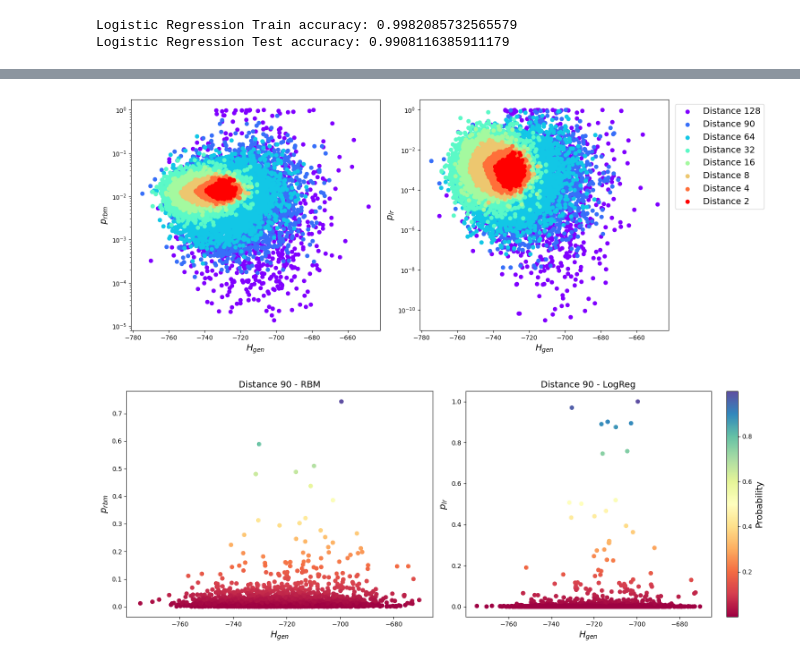
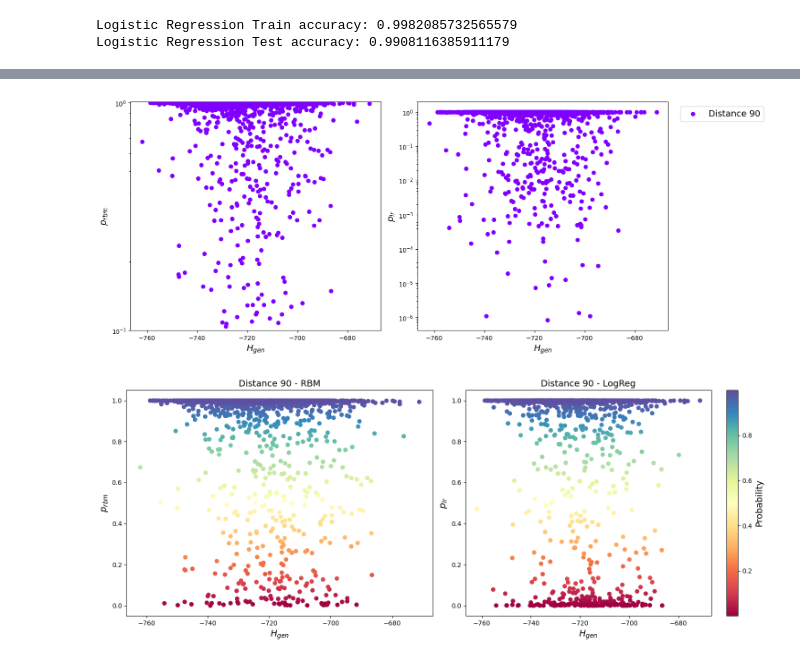
Before and after one commit to spqb/thermostable-ribozymes, a Jupyter notebook: notebooks/test_MNIST08_model.ipynb, the cells around one changed output, grey strips where cells are left out. Saved outputs shown, nothing was run; the diff lists cells and outputs as text; code cells hidden in the pictures.

```diff
--- a/notebooks/test_MNIST08_model.ipynb
+++ b/notebooks/test_MNIST08_model.ipynb
@@ -217,21 +217,33 @@ def importance_sampling_cond(
     ngibbs: int,
     importance_weight: float,
     beta: float = 1.0,
+    sigma: float = 1.0,
 ) -> Dict[str, torch.Tensor]:
     # replicate the wild type sequence
     samples = wild_type.unsqueeze(0).repeat(num_samples, 1)
+
     # modify the visible bias
     rbm_mod = rbm.clone()
     # positive bias on the wild type sites
     rbm_mod.params["vbias"] += importance_weight * wild_type
     # negative bias on the sites that are not in the wild type
     rbm_mod.params["vbias"] -= importance_weight * (1 - wild_type)
+
+    # rescale the generative hamiltonian by beta
+    rbm_mod.params["weight_matrix"] *= beta
+    rbm_mod.params["vbias"] *= beta
+    rbm_mod.params["hbias"] *= beta
+
+    # rescale the label hamiltonian by sigma
+    rbm_mod.params["label_matrix"] *= sigma
+    rbm_mod.params["lbias"] *= sigma
+
     # replicate the target label
     target_label_oh = target_label_oh.unsqueeze(0).repeat(num_samples, 1)
     samples = rbm_mod.sample_conditioned(
         gibbs_steps=ngibbs,
         visible=samples,
-        beta=beta,
+        beta=1.0,
         targets=target_label_oh
     )
     return samples
@@ -249,10 +261,8 @@ def get_energy_contributions(
     # Generative energy
     Hgen = rbm.compute_energy_visibles(
         visible=samples["visible"],
-        label=torch.zeros_like(samples["label"]),
+        label=target_label_oh.repeat(len(samples["visible"]), 1)
     )
-    # Discriminative energy
-    # Hdisc = compute_Hdisc(rbm, samples, target_label_oh)
     # Label probability
     target_label_idx = target_label_oh.argmax(dim=-1)
     p_label = rbm.predict_labels(**samples)[:, target_label_idx]
@@ -434,34 +427,30 @@ def get_prob_logreg(samples, target_label_oh):
     return p_label
 # %%
 lambda_to_distance = {
-    4.5: 2,
-    3.8: 4,
-    3.0: 8,
-    2.3: 16,
-    1.3: 32,
-    0.3: 64,
-    0.07: 90,
-    0.01: 128,
+    0.15: 90,
 }
 
 distance_to_energies = {k: {} for k in lambda_to_distance.values()}
 
-ngibbs = 5000
+ngibbs = 1000
 num_samples = 100000
 beta = 1.0
+sigma = 1.0
 
 wild_type = dataset.data_one_hot[dataset.data["label"].to_numpy() == label_wt_interact.value][wt_index_interact.value]
 label_target_oh = dataset.labels_one_hot[dataset.data["label"].to_numpy() == label_target_interact.value][0]
 
 for importance_weight, distance in lambda_to_distance.items():
     print(f"Importance weight: {importance_weight}, Target distance: {distance}")
-    samples = importance_sampling(
+    samples = importance_sampling_cond(
         rbm=rbm,
         num_samples=num_samples,
         wild_type=wild_type,
+        target_label_oh=label_target_oh,
         ngibbs=ngibbs,
         importance_weight=importance_weight,
         beta=beta,
+        sigma=sigma,
     )
     distances = get_distance_from_wt(
         wt=wild_type,
@@ -502,27 +477,28 @@ Importance weight: 0.01, Target distance: 128
 # %%
-distance_plot = [2, 4, 8, 16, 32, 64, 90, 128]
+distance_plot = [90,]
 
 fontsize = 14
 colormap = plt.get_cmap("rainbow", len(distance_plot))
 
 fig, ax = plt.subplots(1, 2, figsize=(15, 6), dpi=100)
 ax[0].set_xlabel(r"$H_{gen}$", fontsize=fontsize)
 ax[0].set_ylabel(r"$p_{rbm}$", fontsize=fontsize)
 ax[0].set_yscale("log")
 ax[1].set_xlabel(r"$H_{gen}$", fontsize=fontsize)
 ax[1].set_ylabel(r"$p_{lr}$", fontsize=fontsize)
 ax[1].set_yscale("log")
+ax[0].set_ylim(0.1, 1.01)
 
 for i, distance in enumerate(reversed(distance_plot)):
     ax[0].scatter(distance_to_energies[distance]["Hgen"], distance_to_energies[distance]["p_rbm"],
                color=colormap(i), label=f"Distance {distance}")
     ax[1].scatter(distance_to_energies[distance]["Hgen"], distance_to_energies[distance]["p_lr"],
                color=colormap(i), label=f"Distance {distance}")
 ax[1].legend(fontsize=fontsize, bbox_to_anchor=(1.4, 1.0))
 
 fig.tight_layout()
 # %% [output]
-[figure, old version]
+[figure, new version]
 # %%
 distance_plot = 90
 fontsize = 14
@@ -546,5 +522,5 @@ cbar = plt.colorbar(sc, ax=ax[1])
 cbar.set_label(r"Probability", fontsize=fontsize)
 fig.tight_layout()
 # %% [output]
-[figure, old version]
+[figure, new version]
 # %%
```
Also changed, not shown: parts of 10 cells of this notebook.
